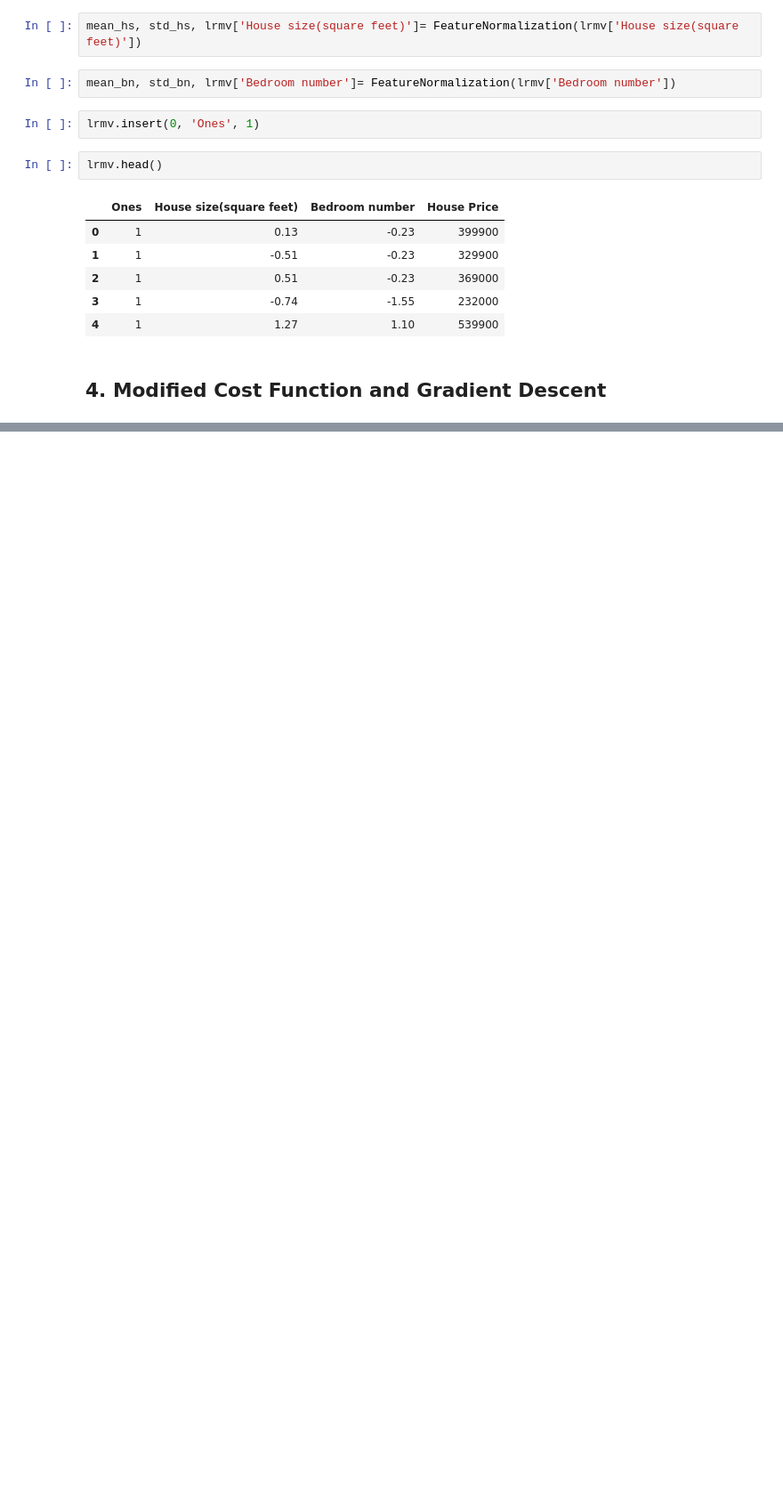
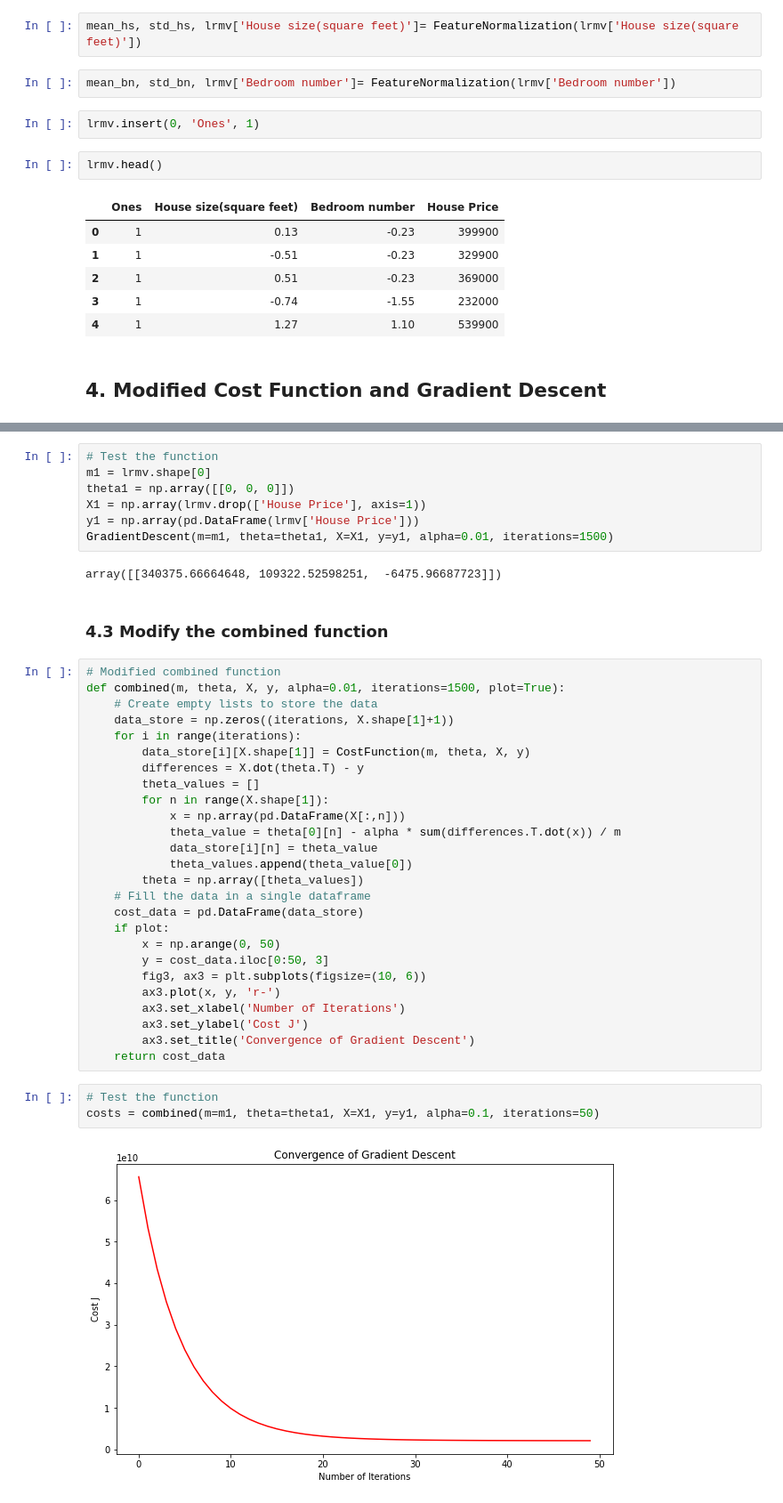
Before and after one commit to SiyuYang-s2040101/SiyuYang-1919-Coursera-ML-AndrewNg-Exercise-Python-Code, a Jupyter notebook: Programming Exercise 1 Linear Regression.ipynb, the cells around one changed output, grey strips where cells are left out. Shown: that part at 89% size. Saved outputs shown, nothing was run; the diff lists cells and outputs as text; blank space fills up the shorter version.

```diff
--- a/Programming Exercise 1 Linear Regression.ipynb
+++ b/Programming Exercise 1 Linear Regression.ipynb
@@ -327,0 +349,42 @@ array([6.55915481e+10])
+# %%
+# Test the function
+m1 = lrmv.shape[0]
+theta1 = np.array([[0, 0, 0]])
+X1 = np.array(lrmv.drop(['House Price'], axis=1))
+y1 = np.array(pd.DataFrame(lrmv['House Price']))
+GradientDescent(m=m1, theta=theta1, X=X1, y=y1, alpha=0.01, iterations=1500)
+# %% [output]
+array([[340375.66664648, 109322.52598251,  -6475.96687723]])
+# %% [markdown]
+### 4.3 Modify the combined function
+# %%
+# Modified combined function
+def combined(m, theta, X, y, alpha=0.01, iterations=1500, plot=True):
+    # Create empty lists to store the data
+    data_store = np.zeros((iterations, X.shape[1]+1))
+    for i in range(iterations):
+        data_store[i][X.shape[1]] = CostFunction(m, theta, X, y)
+        differences = X.dot(theta.T) - y
+        theta_values = []
+        for n in range(X.shape[1]):
+            x = np.array(pd.DataFrame(X[:,n]))
+            theta_value = theta[0][n] - alpha * sum(differences.T.dot(x)) / m
+            data_store[i][n] = theta_value
+            theta_values.append(theta_value[0])
+        theta = np.array([theta_values])
+    # Fill the data in a single dataframe
+    cost_data = pd.DataFrame(data_store)
+    if plot:
+        x = np.arange(0, 50)
+        y = cost_data.iloc[0:50, 3]
+        fig3, ax3 = plt.subplots(figsize=(10, 6))
+        ax3.plot(x, y, 'r-')
+        ax3.set_xlabel('Number of Iterations')
+        ax3.set_ylabel('Cost J')
+        ax3.set_title('Convergence of Gradient Descent')
+    return cost_data
+# %%
+# Test the function
+costs = combined(m=m1, theta=theta1, X=X1, y=y1, alpha=0.1, iterations=50)
+# %% [output]
+[figure, added]
```
Also changed, not shown: parts of 17 cells of this notebook.
